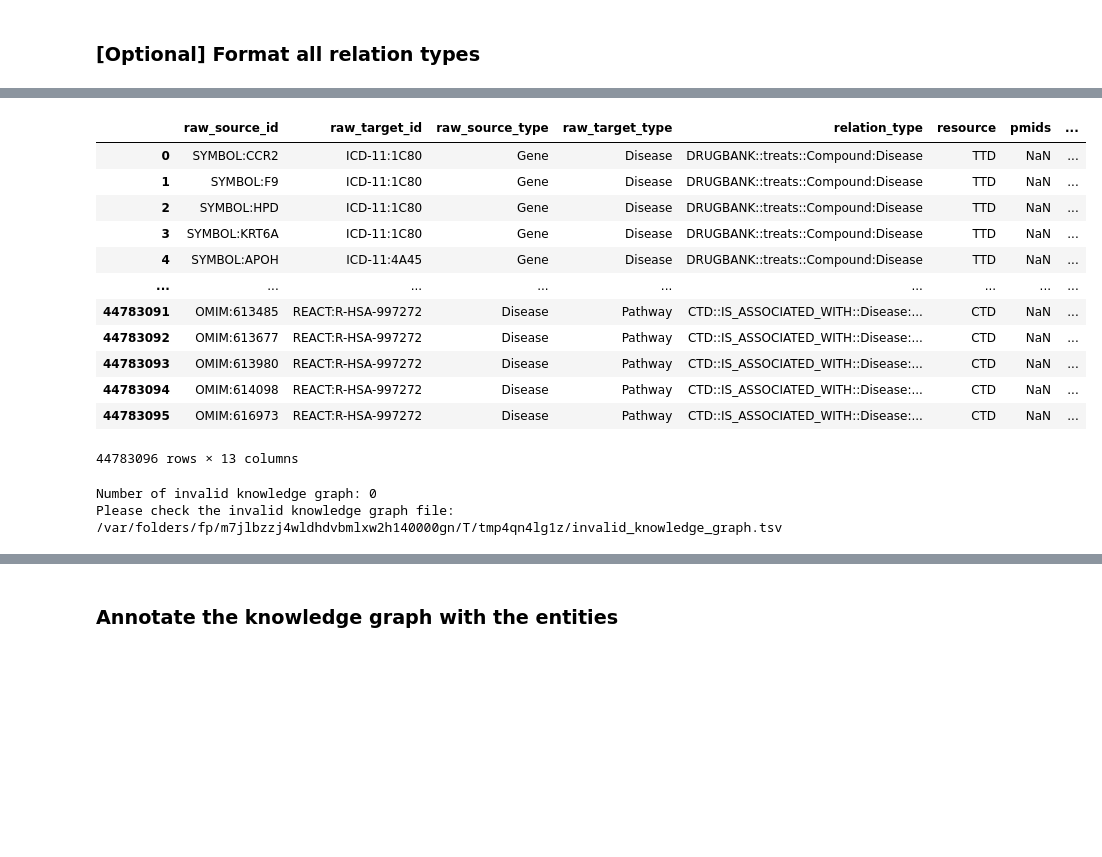
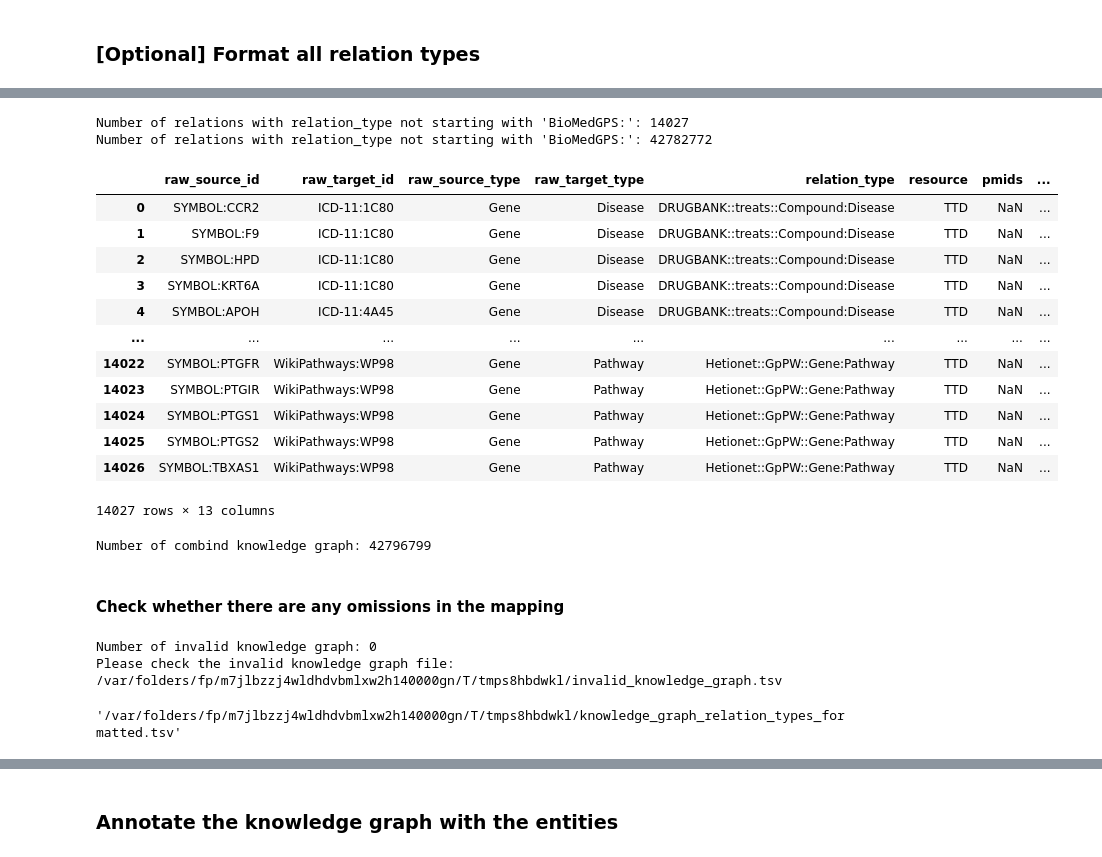
Before and after one commit to open-prophetdb/biomedgps-data, a Jupyter notebook: graph_data/prepare_dataset.ipynb, the cells around one changed output, grey strips where cells are left out. Cells and saved outputs as stored; diff of their text form; code cells hidden in the pictures; blank space fills up the shorter version.

```diff
--- a/graph_data/prepare_dataset.ipynb
+++ b/graph_data/prepare_dataset.ipynb
@@ -551,26 +470,53 @@ knowledge_graph_origin
+# %%
+no_biogpsmed_relations = knowledge_graph_origin[
+    ~(
+        knowledge_graph_origin["formatted_relation_type"].str.startswith("BioMedGPS:", na=False)
+    )
+]
+
+biogpsmed_relations = knowledge_graph_origin[
+        knowledge_graph_origin["formatted_relation_type"].str.startswith("BioMedGPS:", na=False)
+]
+# Print the number of entries and the type of relationship
+print("Number of relations with relation_type not starting with 'BioMedGPS:':", len(no_biogpsmed_relations))
+#print(no_biogpsmed_relations["formatted_relation_type"].unique())
+
+print("Number of relations with relation_type not starting with 'BioMedGPS:':", len(biogpsmed_relations))
+#print(biogpsmed_relations["formatted_relation_type"].unique())
+# %% [output]
+Number of relations with relation_type not starting with 'BioMedGPS:': 14027
+Number of relations with relation_type not starting with 'BioMedGPS:': 42782772
 # %%
  # Format the relation types
     ## Remove the formatted_relation_type column if it exists
-#if "formatted_relation_type" in knowledge_graph.columns:
-#    knowledge_graph = knowledge_graph.drop(columns=["formatted_relation_type"])
-#    knowledge_graph = knowledge_graph.merge(relation_types[["relation_type", "formatted_relation_type"]], on="relation_type", how="left")
-#knowledge_graph
+if "formatted_relation_type" in no_biogpsmed_relations.columns:
+    no_biogpsmed_relations = no_biogpsmed_relations.drop(columns=["formatted_relation_type"])
+    no_biogpsmed_relations = no_biogpsmed_relations.merge(relation_types[["relation_type", "formatted_relation_type"]], on="relation_type", how="left")
+no_biogpsmed_relations
 # %% [output]
 |  | raw_source_id | raw_target_id | raw_source_type | raw_target_type | relation_type | resource | pmids | ... |
 | 0 | SYMBOL:CCR2 | ICD-11:1C80 | Gene | Disease | DRUGBANK::treats::Compound:Disease | TTD | NaN | ... |
 | 1 | SYMBOL:F9 | ICD-11:1C80 | Gene | Disease | DRUGBANK::treats::Compound:Disease | TTD | NaN | ... |
 | 2 | SYMBOL:HPD | ICD-11:1C80 | Gene | Disease | DRUGBANK::treats::Compound:Disease | TTD | NaN | ... |
 | 3 | SYMBOL:KRT6A | ICD-11:1C80 | Gene | Disease | DRUGBANK::treats::Compound:Disease | TTD | NaN | ... |
 | 4 | SYMBOL:APOH | ICD-11:4A45 | Gene | Disease | DRUGBANK::treats::Compound:Disease | TTD | NaN | ... |
 | ... | ... | ... | ... | ... | ... | ... | ... | ... |
-| 44783091 | OMIM:613485 | REACT:R-HSA-997272 | Disease | Pathway | CTD::IS_ASSOCIATED_WITH::Disease:... | CTD | NaN | ... |
-| 44783092 | OMIM:613677 | REACT:R-HSA-997272 | Disease | Pathway | CTD::IS_ASSOCIATED_WITH::Disease:... | CTD | NaN | ... |
-| 44783093 | OMIM:613980 | REACT:R-HSA-997272 | Disease | Pathway | CTD::IS_ASSOCIATED_WITH::Disease:... | CTD | NaN | ... |
-| 44783094 | OMIM:614098 | REACT:R-HSA-997272 | Disease | Pathway | CTD::IS_ASSOCIATED_WITH::Disease:... | CTD | NaN | ... |
-| 44783095 | OMIM:616973 | REACT:R-HSA-997272 | Disease | Pathway | CTD::IS_ASSOCIATED_WITH::Disease:... | CTD | NaN | ... |
+| 14022 | SYMBOL:PTGFR | WikiPathways:WP98 | Gene | Pathway | Hetionet::GpPW::Gene:Pathway | TTD | NaN | ... |
+| 14023 | SYMBOL:PTGIR | WikiPathways:WP98 | Gene | Pathway | Hetionet::GpPW::Gene:Pathway | TTD | NaN | ... |
+| 14024 | SYMBOL:PTGS1 | WikiPathways:WP98 | Gene | Pathway | Hetionet::GpPW::Gene:Pathway | TTD | NaN | ... |
+| 14025 | SYMBOL:PTGS2 | WikiPathways:WP98 | Gene | Pathway | Hetionet::GpPW::Gene:Pathway | TTD | NaN | ... |
+| 14026 | SYMBOL:TBXAS1 | WikiPathways:WP98 | Gene | Pathway | Hetionet::GpPW::Gene:Pathway | TTD | NaN | ... |
-44783096 rows × 13 columns
+14027 rows × 13 columns
+# %%
+knowledge_graph_formatted_relation_type = pd.concat([biogpsmed_relations, no_biogpsmed_relations], ignore_index=True)
+print("Number of combind knowledge graph: {}".format(len(knowledge_graph_formatted_relation_type)))
+# %% [output]
+Number of combind knowledge graph: 42796799
+# %% [markdown]
+#### Check whether there are any omissions in the mapping
 # %%
-invalid_knowledge_graph = knowledge_graph[knowledge_graph["formatted_relation_type"].isna()]
+###Check whether there are any omissions in the mapping
+invalid_knowledge_graph = knowledge_graph_formatted_relation_type[knowledge_graph_formatted_relation_type["formatted_relation_type"].isna()]
 print("Number of invalid knowledge graph: {}".format(len(invalid_knowledge_graph)))
 
 invalid_knowledge_graph_file = os.path.join(temp_dir, "invalid_knowledge_graph.tsv")
@@ -578,6 +524,6 @@ invalid_knowledge_graph.to_csv(invalid_knowledge_graph_file, sep="\t", index=Fal
 print("Please check the invalid knowledge graph file: {}".format(invalid_knowledge_graph_file))
 # %% [output]
 Number of invalid knowledge graph: 0
-Please check the invalid knowledge graph file: /var/folders/fp/m7jlbzzj4wldhdvbmlxw2h140000gn/T/tmp4qn4lg1z/invalid_knowledge_graph.tsv
+Please check the invalid knowledge graph file: /var/folders/fp/m7jlbzzj4wldhdvbmlxw2h140000gn/T/tmps8hbdwkl/invalid_knowledge_graph.tsv
 # %%
 kg_file_relation_types_formatted = os.path.join(temp_dir, "knowledge_graph_relation_types_formatted.tsv")
@@ -592,3 +538,7 @@ dataset_metadata.add_step(
 )
 
 kg_file = kg_file_relation_types_formatted
+# %%
+kg_file
+# %% [output]
+'/var/folders/fp/m7jlbzzj4wldhdvbmlxw2h140000gn/T/tmps8hbdwkl/knowledge_graph_relation_types_formatted.tsv'
```
Also changed, not shown: parts of 51 cells of this notebook, 4 other files.
